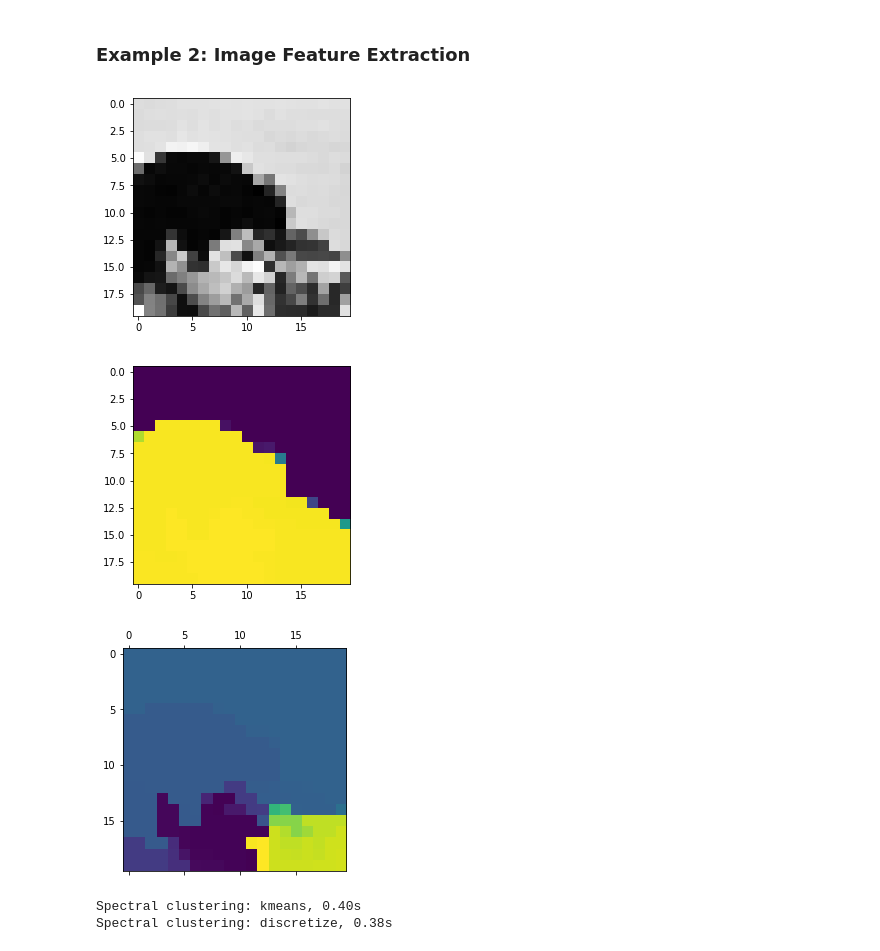
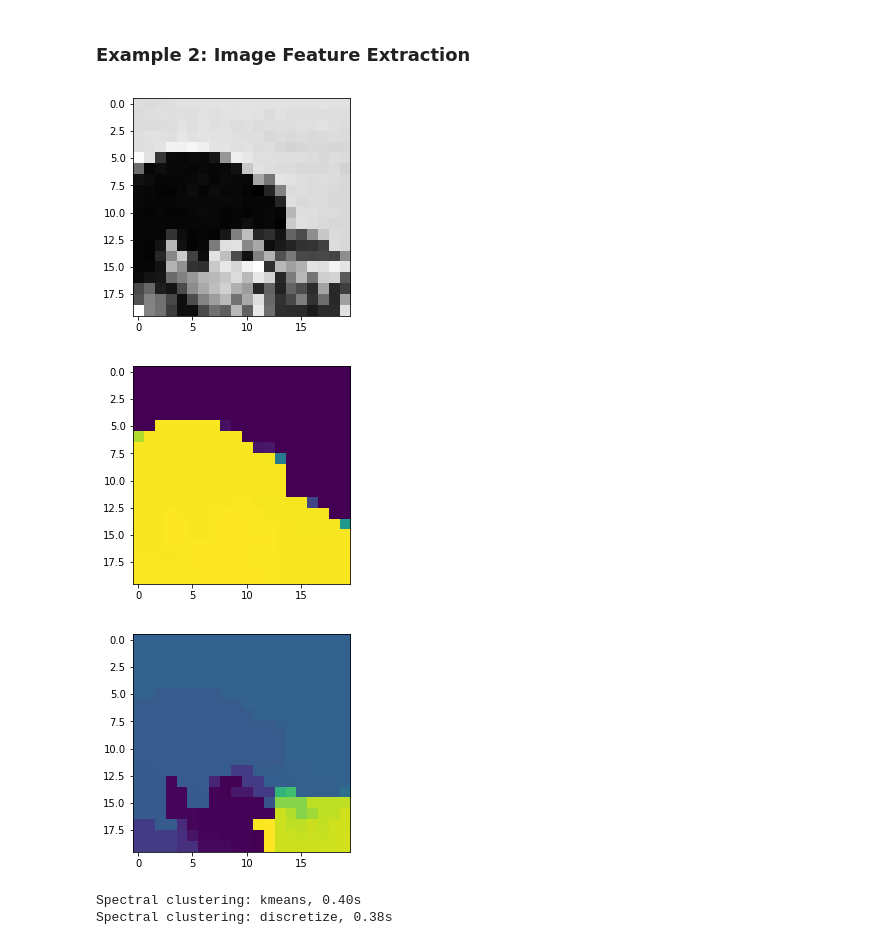
Before and after one commit to hlml-toronto/machinelearning, a Jupyter notebook: guides/LEM.ipynb, the cells around one changed output. Cells and saved outputs as stored; diff of their text form; code cells hidden in the pictures.

```diff
--- a/guides/LEM.ipynb
+++ b/guides/LEM.ipynb
@@ -228,41 +230,40 @@ import numpy as np
 import matplotlib.pyplot as plt
 from skimage import data
 from skimage import filters
 from skimage import exposure
 from sklearn.feature_extraction import image
 from sklearn.cluster import spectral_clustering
+from skimage.transform import rescale
 
+N_components = 2
 #grab an image and rescale + plot it
 camera = data.camera()
-N = 10
 img = []
 for i in range(50,150):
     img.append(camera[i][200:300])
 
 img = np.asarray(img)
 rescaled_img = rescale(img, 0.2, mode="reflect")
 plt.imshow(rescaled_img, cmap=plt.cm.gray)
 plt.show()
 
 #construct weight matrix and perform Laplacian Eigenmap
 graph = image.img_to_graph(rescaled_img)
 beta = 10
 eps = 1e-6
 graph.data = np.exp(-beta * graph.data / graph.data.std()) + eps
 
-se = manifold.SpectralEmbedding(affinity="precomputed",n_components=2,n_neighbors=N)
+se = manifold.SpectralEmbedding(affinity="precomputed",n_components=N_components)
 trans_data = se.fit_transform(graph.toarray()).T
 
 #plt.imshow(rescaled_img, cmap=plt.cm.gray)
-plt.imshow(trans_data[0].reshape(20,20))
-#plt.matshow(trans_data[0].reshape(20,20))
-plt.matshow(trans_data[1].reshape(20,20))
-#plt.matshow(trans_data[1].reshape(100,100))
-plt.show()
+for i in range(N_components):
+    plt.imshow(trans_data[i].reshape(20,20))
+    plt.show()
 # %% [output]
 [figure]
 [figure]
-[figure, old version]
+[figure, new version]
 # %%
 import time
 import numpy as np
```
Also changed, not shown: parts of 12 cells of this notebook.
